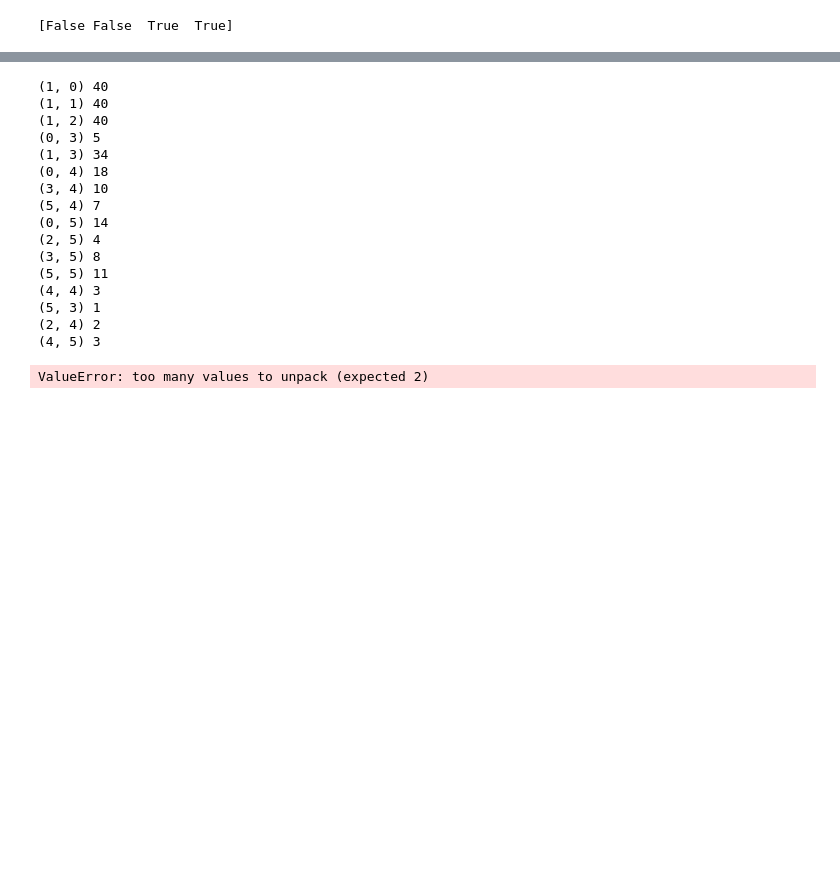
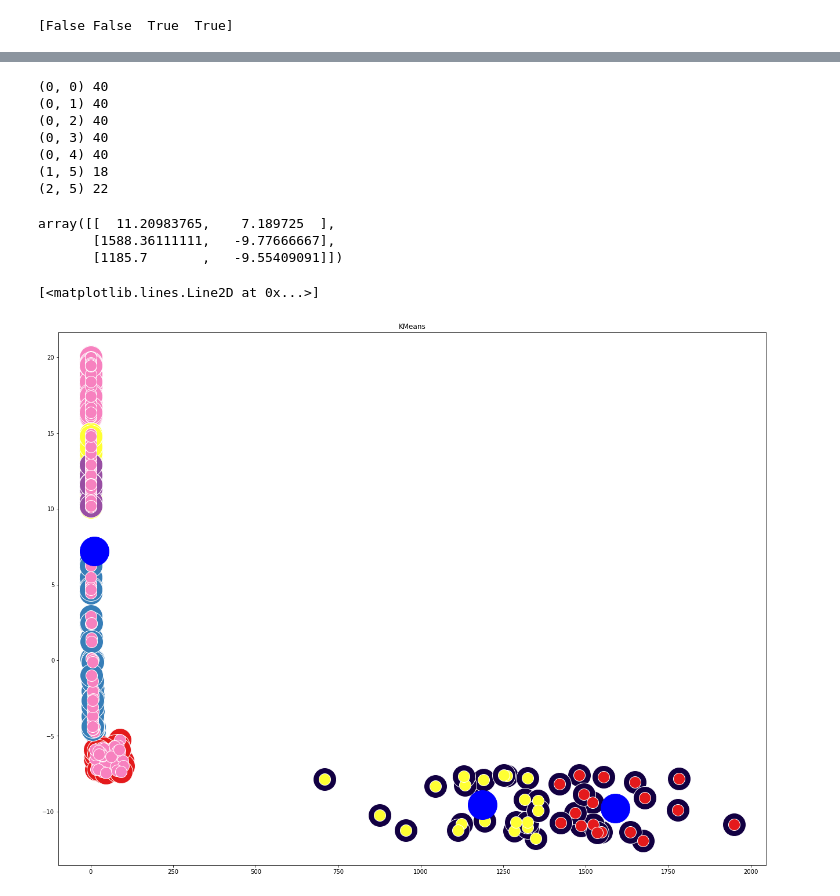
Before and after one commit to mattebasta/MachineLearning, a Jupyter notebook: Progetto/clustering(A_M,R).ipynb, the cells around one changed output, grey strips where cells are left out. Drawn from its saved outputs; the diff is of its cells as text; code cells hidden in the pictures; blank space fills up the shorter version.

```diff
--- a/Progetto/clustering(A_M,R).ipynb
+++ b/Progetto/clustering(A_M,R).ipynb
@@ -246,0 +194,3 @@ plt.show()
+# %%
+X_arr = df_new.to_numpy()
+X_arr
@@ -246,0 +215,3 @@ plt.show()
+# %%
+Y_arr = new_Y.to_numpy()
+Y_arr
@@ -247,11 +230,11 @@ plt.show()
 # %%
 pairs = {}
 predicted = []
-for i in range(len(X)):
-    predicted_class = kmeans.predict([X_array[i]])[0]
-    original_class = y_array[i]
+for i in range(len(X_arr)):
+    predicted_class = kmeans.predict([X_arr[i]])[0]
+    original_class = Y_arr[i]
    #print([X[i]], predicted_class, original_class)
-    predicted.append((X_array[i], predicted_class))
+    predicted.append((X_arr[i], predicted_class))
     pair = (predicted_class, original_class)
     pairs[pair] = pairs.get(pair, 0)
     pairs[pair] += 1
@@ -260,70 +243,58 @@ for i in range(len(X)):
 for pair in pairs:
     print(pair, pairs[pair])
 # %% [output]
-(1, 0) 40
-(1, 1) 40
-(1, 2) 40
-(0, 3) 5
-(1, 3) 34
-(0, 4) 18
-(3, 4) 10
-(5, 4) 7
-(0, 5) 14
-(2, 5) 4
-(3, 5) 8
-(5, 5) 11
-(4, 4) 3
-(5, 3) 1
-(2, 4) 2
-(4, 5) 3
+(0, 0) 40
+(0, 1) 40
+(0, 2) 40
+(0, 3) 40
+(0, 4) 40
+(1, 5) 18
+(2, 5) 22
+# %%
+clusters
+# %% [output]
+array([[  11.20983765,    7.189725  ],
+       [1588.36111111,   -9.77666667],
+       [1185.7       ,   -9.55409091]])
 # %%
 fig = plt.figure(figsize=(60, 15))
 fig.subplots_adjust(left=0.02, right=0.98, bottom=0.05, top=0.9)
 colors=['#F781BF','#FFFF33','#984EA3','#377EB8','#E41A1C','#120042']
 ax = fig.add_subplot(1, 3, 1)
 ax.set_title('KMeans')
-ax.set_xlabel('A_M(Magnitudine Assoluta)')
-ax.set_ylabel('R(Raggio in relazione al raggio solare)')
-k_means_cluster_centers = np.sort(kmeans.cluster_centers_, axis=-1)
 
-for i in range(len(X_array)):
-    c = colors[y_array[i]]
+for i in range(len(X_arr)):
+    c = colors[Y_arr[i]]
     # plot original data
-    ax.plot(X_array[i][0], X_array[i][1], 'w',
-            markerfacecolor=c, marker='o', markersize=40)
-            # original data
+    ax.plot(X_arr[i][0], X_arr[i][1], 'w',
+            markerfacecolor=c, marker='o', markersize=40)  # original data
+    # plot estimate data
 
-# plot estimate data
 for elem in predicted:
     x_elem, y_elem = elem[0]
 
     if elem[1] == 0:
         c = colors[0]
     elif elem[1] == 1:
         c = colors[4]
     elif elem[1] == 2:
         c = colors[1]
     elif elem[1] == 3:
         c = colors[3]
     elif elem[1] == 4:
         c = colors[2]
     elif elem[1] == 5:
         c = colors[5]
     else:
         c = "gray"
 
     ax.plot(x_elem, y_elem, 'w',
            markerfacecolor=c, marker='o', markersize=20)   # predicted data
 
-
-
 # cluster centers
-clusters = k_means_cluster_centers
-ax.plot(clusters[0][0],clusters[0][1],'bo',markersize=35)
-ax.plot(clusters[1][0],clusters[1][1],'bo',markersize=35)
-ax.plot(clusters[2][0],clusters[2][1],'bo',markersize=35)
-ax.plot(clusters[3][0],clusters[3][1],'bo',markersize=35)
-ax.plot(clusters[4][0],clusters[4][1],'bo',markersize=35)
-ax.plot(clusters[5][0],clusters[5][1],'bo',markersize=35)
+ax.plot(clusters[0][0],clusters[0][1],'bo',markersize=50)
+ax.plot(clusters[1][0],clusters[1][1],'bo',markersize=50)
+ax.plot(clusters[2][0],clusters[2][1],'bo',markersize=50)
 # %% [output]
-ValueError: too many values to unpack (expected 2)
+[<matplotlib.lines.Line2D at 0x...>]
+[figure, added]
```
Also changed, not shown: parts of 21 cells of this notebook, 1 other file.
